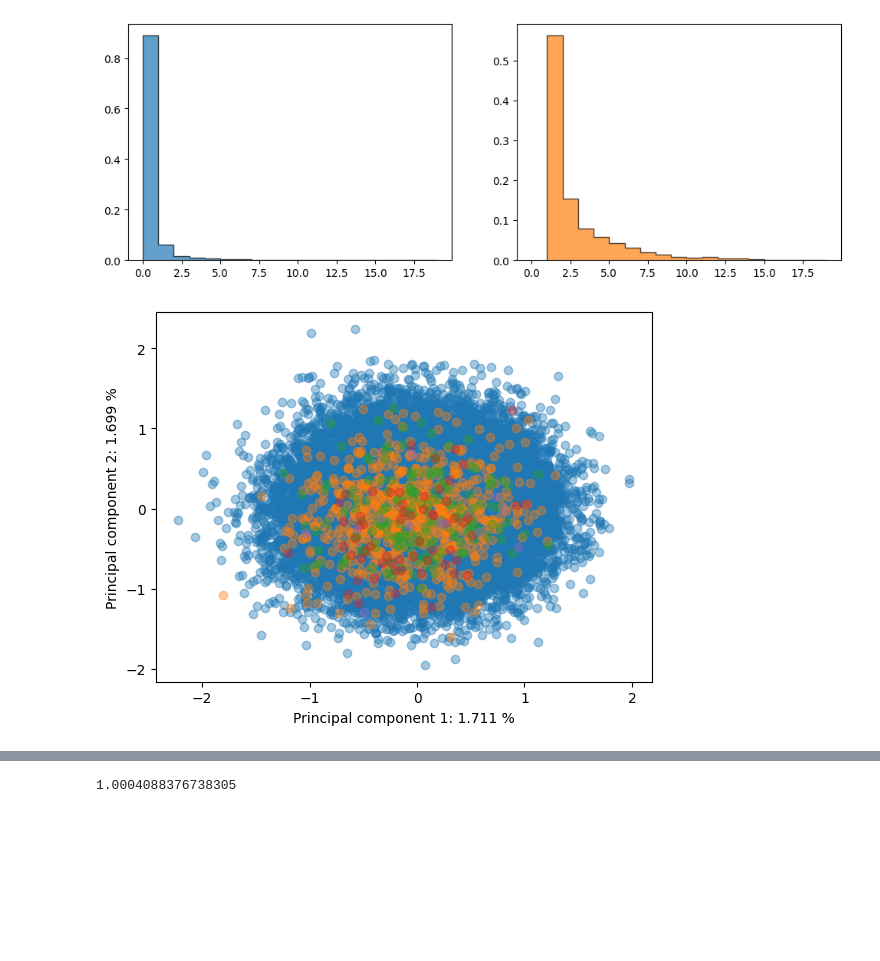
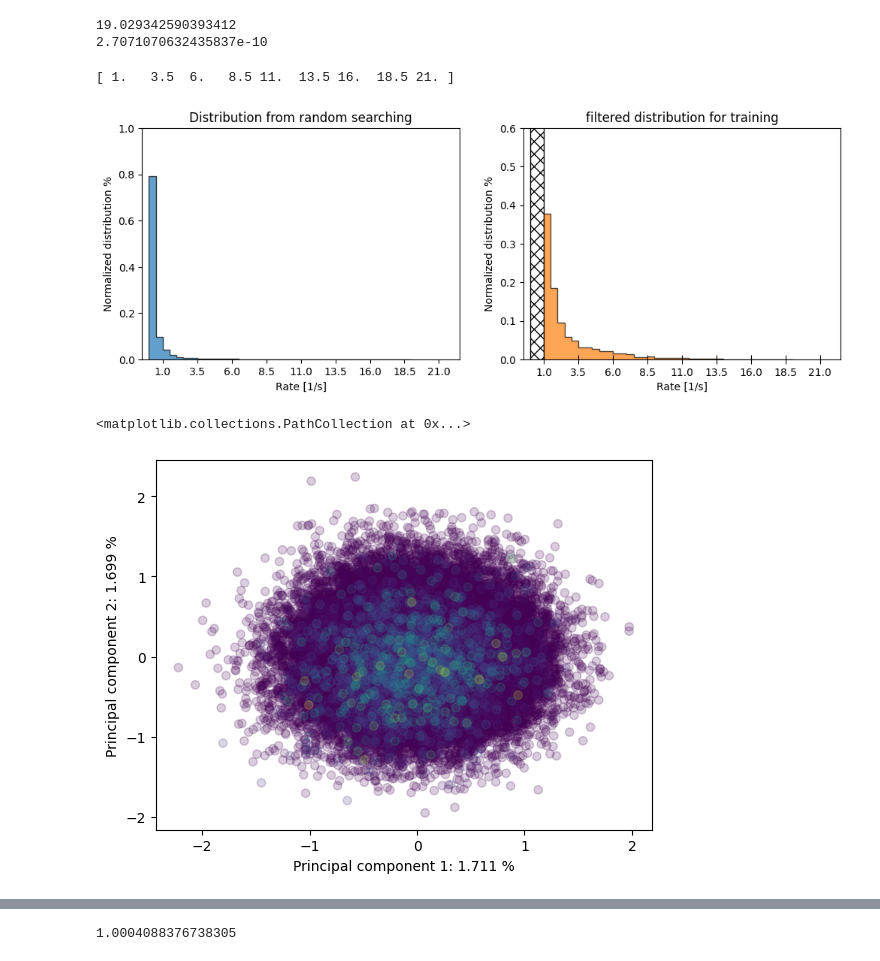
Before and after one commit to karsten3112/gen_catalyst_design, a Jupyter notebook: results/random_search/pca.ipynb, the cells around one changed output, grey strips where cells are left out. Drawn from its saved outputs; the diff is of its cells as text; code cells hidden in the pictures; blank space fills up the shorter version.

Commit message:
added rate testing

```diff
--- a/results/random_search/pca.ipynb
+++ b/results/random_search/pca.ipynb
@@ -9,25 +9,61 @@ from sklearn.manifold import TSNE
 # %%
 miller_index = "100"
 pth_header = f"results/Rh_Cu_Au_Pd/miller_index_{miller_index}"
-run_ids = [0,1,2,3]
+run_ids = [0,1,2]
 datadicts = []
 for run_id in run_ids:
     filename = f"runID_{run_id}_results.db"
     database = Database.establish_connection(filename=filename, miller_index=miller_index, pth_header=pth_header)
     datadicts += load_data_from_db(database=database)
+
+rates = np.array([datadict["rate"] for datadict in datadicts])
+print(np.max(rates))
+datadicts = sorted(datadicts, key=lambda xx: xx["rate"], reverse=False)
+print(datadicts[0]["rate"])
+# %% [output]
+19.029342590393412
+2.7071070632435837e-10
 # %%
 fig, axs = plt.subplots(1,2, figsize=(12,4), sharex=True)
 rates = np.array([datadict["rate"] for datadict in datadicts])
-rate_interval = 1.0
+rate_interval = 0.5
 rate_max = np.max(rates)
 
+
+i = 0
+hist_prior = None
+y_lims = [1.0, 0.6]
+titles = [
+    "Distribution from random searching",
+    "filtered distribution for training"
+]
+
+step = 2.5
+classes = np.arange(1.0, np.ceil(rate_max)+step, step)#np.linspace(1.0, np.ceil(rate_max), 5)
+print(classes)
 for ax, rate_min, color in zip(axs, [0.0, 1.0], ["C0", "C1"]):
     bins = np.arange(rate_min, rate_max, rate_interval)
     hist, edges = np.histogram(rates, bins=bins)
-    #diff = bins[1]-bins[0]
-    ax.stairs(hist/np.sum(hist), edges=edges, fill=True, alpha=0.7, edgecolor="k", linewidth=1, color=color)
+    hist_norm = hist/np.sum(hist)
+    if i == 1:
+        ax.bar(0.5, 1.0, width=1.0, fill=False, hatch="xx")
+        ax.set_xticks(classes)
+        ax.tick_params(axis='x', direction='inout', length=8)
+        #for val in classes:
+        #    ax.set_xticks()
+            #ax.vlines(x=val, ymin=0.0, ymax=0.05, colors="k", linewidth=1)
+        #    ax.tick_params(axis='x', direction='inout')
+    #else:
+    ax.stairs(hist_norm, edges=edges, fill=True, alpha=0.7, edgecolor="k", linewidth=1, color=color)
+    ax.set_title(titles[i])
+    ax.set_xlim([-0.5, np.ceil(rate_max)+step])
+    ax.set_ylim([0.0, y_lims[i]])
+    ax.set_ylabel("Normalized distribution %")
+    ax.set_xlabel("Rate [1/s]")
+    i+=1
 # %% [output]
+[ 1.   3.5  6.   8.5 11.  13.5 16.  18.5 21. ]
-[figure, old version]
+[figure, new version]
 # %%
 def element_to_onehot(element, mapping_dict):
     onehot = np.zeros(len(mapping_dict))
@@ -63,15 +99,21 @@ transformed = pca.fit_transform(onehots)
 ax.set_xlabel(f"Principal component 1: {(pca.explained_variance_ratio_[0]*100).round(3)} %")
 ax.set_ylabel(f"Principal component 2: {(pca.explained_variance_ratio_[1]*100).round(3)} %")
 num_classes = 5
-rate_min = 0.0
+rate_min = 1.0
 classes = np.linspace(rate_min, rate_max, num_classes+1)
 class_divs = assign_classes(datadicts=datadicts, classes=classes, num_classes=num_classes)
 
-for div in class_divs:
-    indices = class_divs[div]
-    ax.plot(transformed[indices][:,0], transformed[indices][:,1], 'o', alpha=0.4, color=f"C{div}")
+
+cmap = plt.cm.viridis
+
+ax.scatter(transformed[:,0], transformed[:,1], c=rates, cmap=cmap, vmin=rate_min, vmax=rate_max, alpha=0.2)
+
+#for div in class_divs:
+#    indices = class_divs[div]
+#    ax.plot(transformed[indices][:,0], transformed[indices][:,1], 'o', alpha=0.4, color=f"C{div}")
 # %% [output]
+<matplotlib.collections.PathCollection at 0x...>
-[figure, old version]
+[figure, new version]
 # %%
 fig, ax = plt.subplots()
 X_embedded = TSNE(n_components=2, learning_rate='auto',
```
Also changed, not shown: parts of 3 cells of this notebook, 13 other files.
